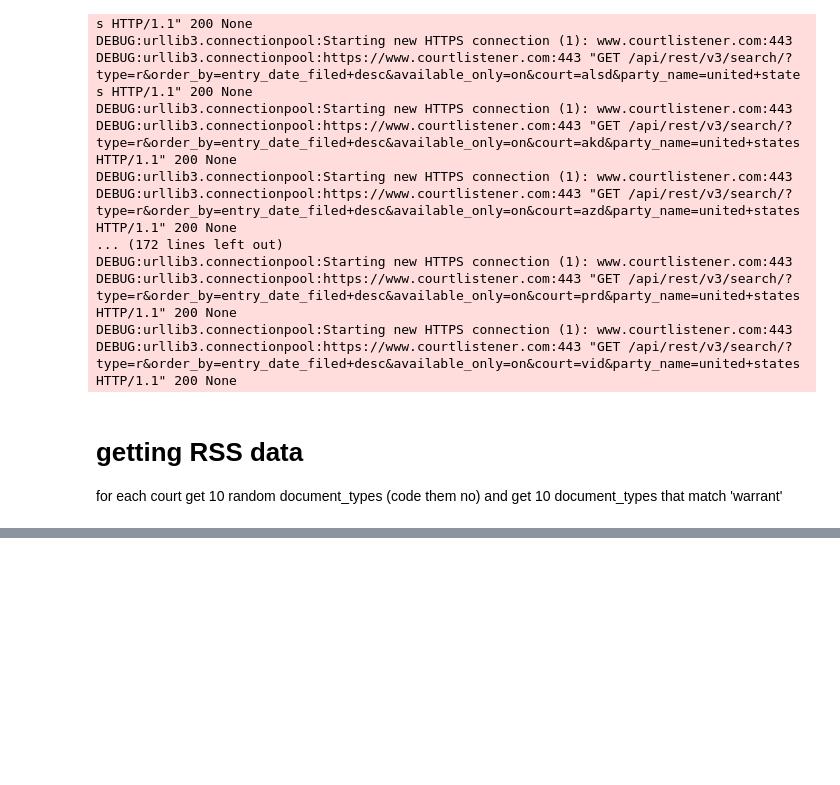
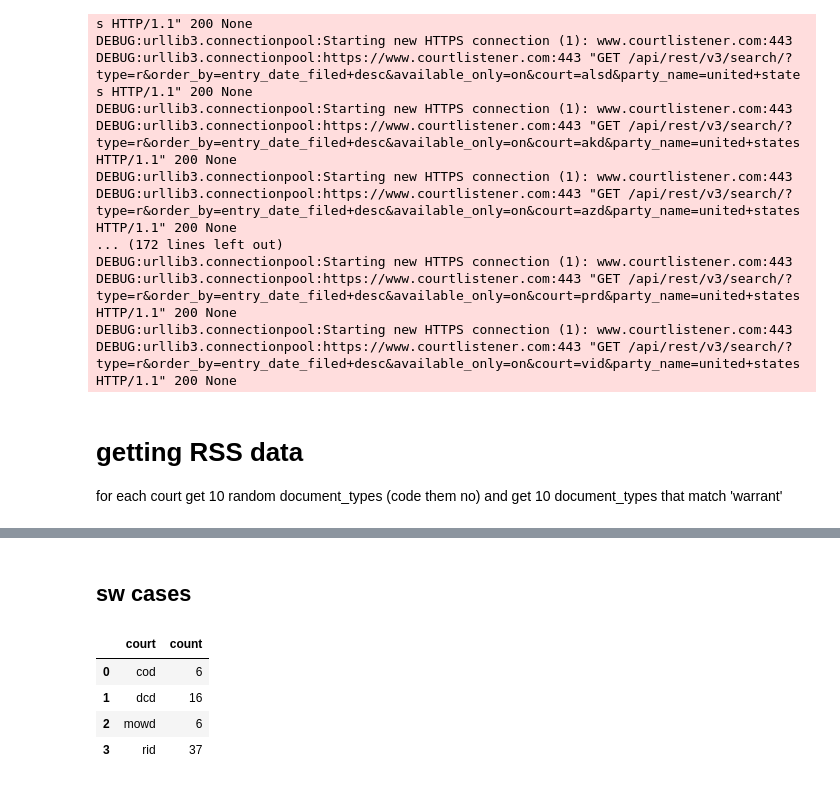
Before and after one commit to jeremybmerrill/pacerai, a Jupyter notebook: search-warrant-or-not training data generation.ipynb, the cells around one changed output, grey strips where cells are left out. Cells and saved outputs as stored; diff of their text form; code cells hidden in the pictures; blank space fills up the shorter version.

```diff
--- a/search-warrant-or-not training data generation.ipynb
+++ b/search-warrant-or-not training data generation.ipynb
@@ -307,3 +296,13 @@ with open(SEARCH_WARRANT_CSV_FN, 'w') as csvfile:
                 writer = csv.DictWriter(csvfile, fieldnames=result.to_dict().keys())
                 writer.writeheader()
             writer.writerow(result.to_dict())
+# %% [markdown]
+## sw cases
+# %%
+pd.read_sql("""select court, count(*) from rss_docket_entries where substring(case_number, 6, 2) = 'sw' group by court""", live_engine)
+# %% [output]
+|  | court | count |
+| 0 | cod | 6 |
+| 1 | dcd | 16 |
+| 2 | mowd | 6 |
+| 3 | rid | 37 |
```
Also changed, not shown: parts of 4 cells of this notebook, 18 other files.
